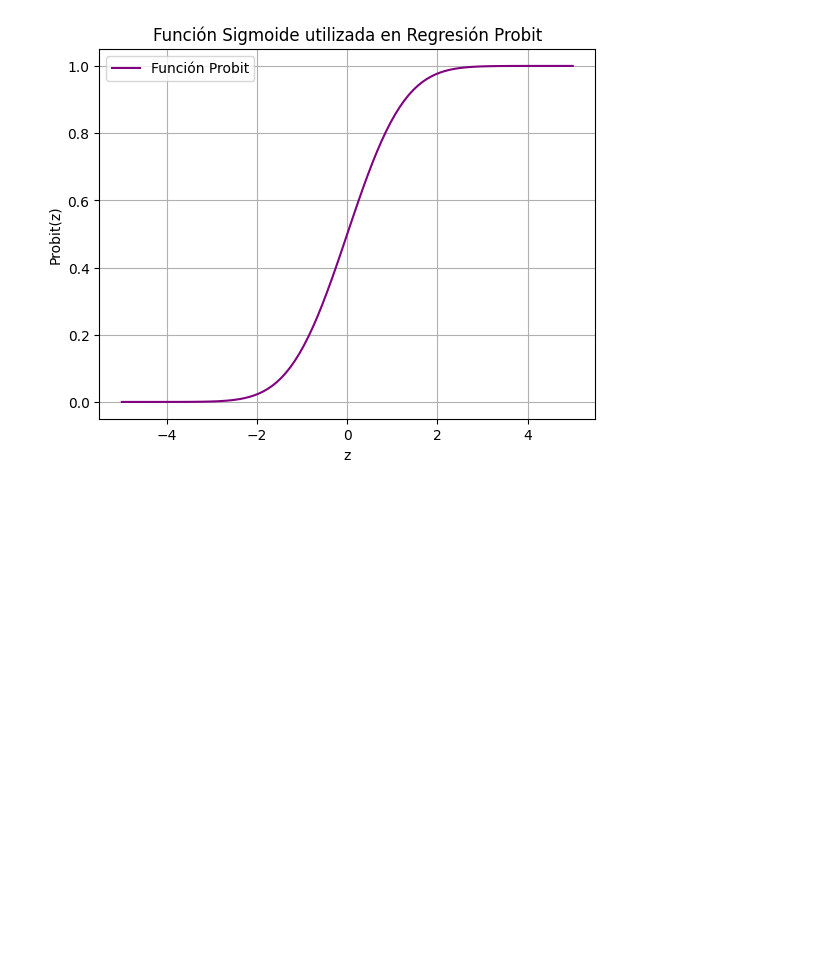
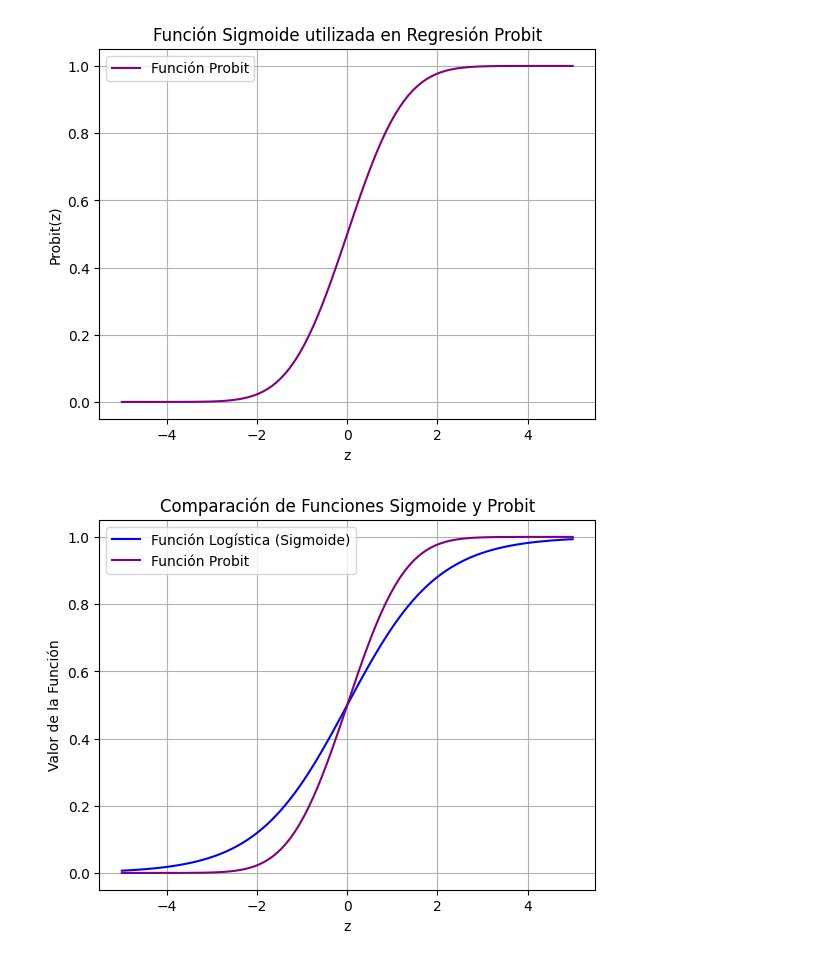
Before and after one commit to alunram/TFG, a Jupyter notebook: Gráficos funciones sigmoide/Graficos_funciones_sigmoide.ipynb, the cells around one changed output. Cells and saved outputs as stored; diff of their text form; code cells hidden in the pictures; blank space fills up the shorter version.

Commit message:
Añado un nuevo gráfico juntando los dos anteriores

```diff
--- a/Gráficos funciones sigmoide/Graficos_funciones_sigmoide.ipynb
+++ b/Gráficos funciones sigmoide/Graficos_funciones_sigmoide.ipynb
@@ -54,3 +54,39 @@ plt.grid(True)
 plt.show()
 # %% [output]
 [figure]
+# %%
+import numpy as np
+import matplotlib.pyplot as plt
+from scipy.integrate import quad
+
+def sigmoid(z):
+    return 1 / (1 + np.exp(-z))
+
+def standard_normal_pdf(x):
+    return 1 / np.sqrt(2 * np.pi) * np.exp(-x**2 / 2)
+
+def probit(z):
+    result, _ = quad(standard_normal_pdf, -np.inf, z)
+    return result
+
+# Crear valores de x para ambas funciones
+x = np.linspace(-5, 5, 100)
+
+# Calcular los valores de la función sigmoide para los valores de x
+y_sigmoid = sigmoid(x)
+
+# Calcular los valores de la función probit para los valores de x
+y_probit = [probit(xi) for xi in x]
+
+# Dibujar ambas funciones en el mismo gráfico
+plt.plot(x, y_sigmoid, label='Función Logística (Sigmoide)', color='blue')
+plt.plot(x, y_probit, label='Función Probit', color='purple')
+
+plt.title('Comparación de Funciones Sigmoide y Probit')
+plt.xlabel('z')
+plt.ylabel('Valor de la Función')
+plt.legend()
+plt.grid(True)
+plt.show()
+# %% [output]
+[figure, added]
```
